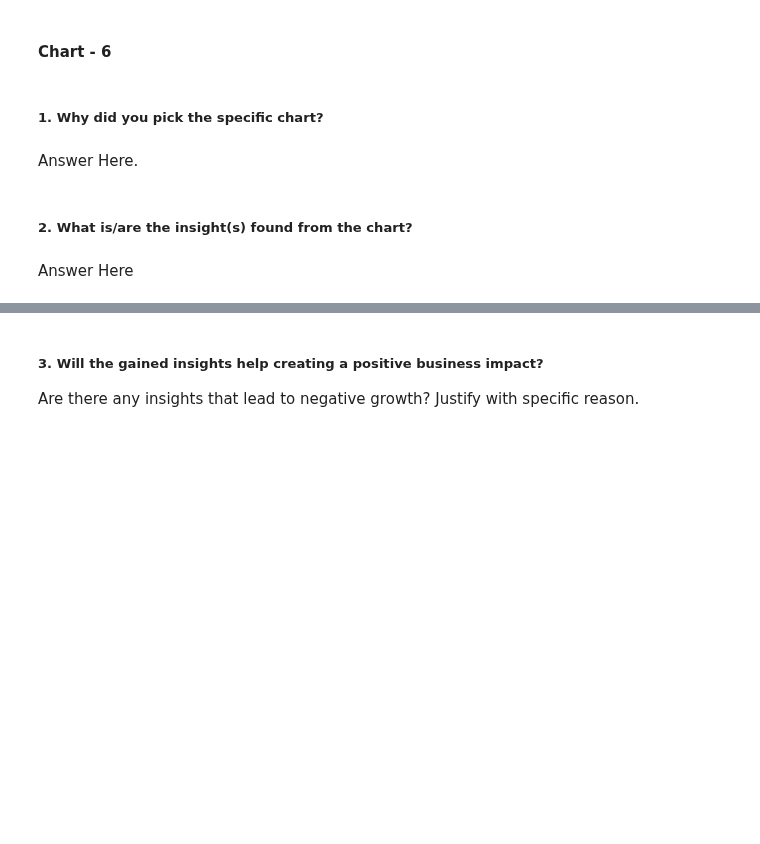
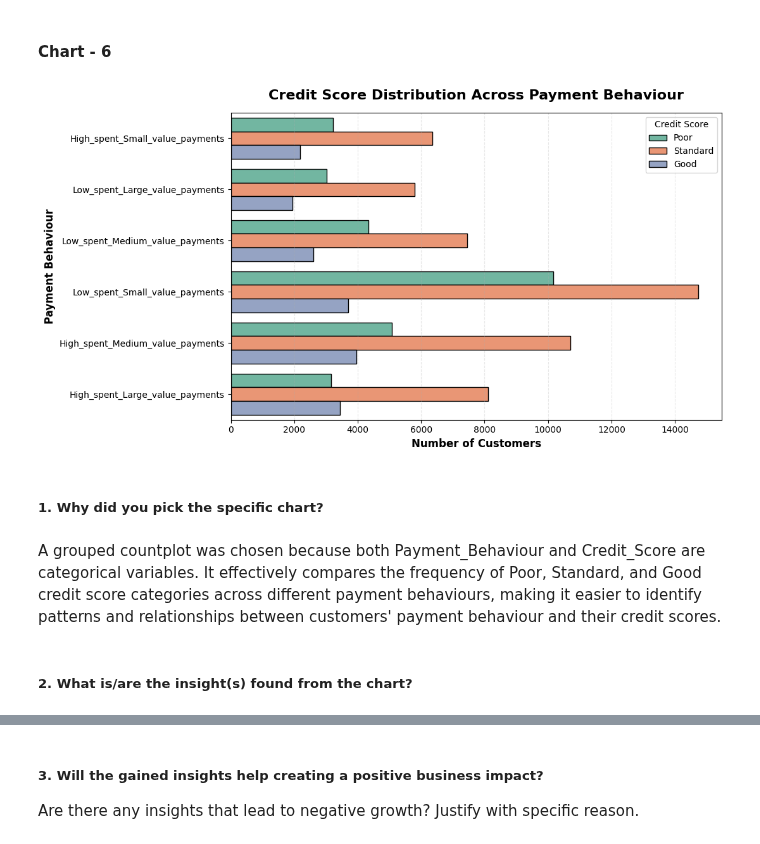
Before and after one commit to Shuvam-2000/Paisa-Bazar-Bank-Fraud-Analysis, a Jupyter notebook: Paisa_Bazar_Bank_Fraud_Analysis.ipynb, the cells around one changed output, grey strips where cells are left out. Drawn from its saved outputs; the diff is of its cells as text; code cells hidden in the pictures; blank space fills up the shorter version.

```diff
--- a/Paisa_Bazar_Bank_Fraud_Analysis.ipynb
+++ b/Paisa_Bazar_Bank_Fraud_Analysis.ipynb
@@ -1077,8 +1185,36 @@ Answer Here
+# %%
+# Chart - 6 visualization code
+# Payment Behaviour vs Credit Score
+plt.figure(figsize=(11, 6))
+
+sns.countplot(
+    data=data_copy,
+    y='Payment_Behaviour',
+    hue='Credit_Score',
+    hue_order=['Poor', 'Standard', 'Good'],
+    palette='Set2',
+    edgecolor='black',
+    linewidth=1
+)
+
+plt.title(
+    "Credit Score Distribution Across Payment Behaviour",
+    fontsize=16,
+    fontweight='bold',
+    pad=15
+)
+
+plt.xlabel("Number of Customers", fontsize=12, fontweight='bold')
+plt.ylabel("Payment Behaviour", fontsize=12, fontweight='bold')
+plt.grid(axis='x', linestyle='--', alpha=0.3)
+plt.legend(title='Credit Score')
+plt.tight_layout()
+plt.show()
+# %% [output]
+[figure, added]
 # %% [markdown]
 ##### 1. Why did you pick the specific chart?
-# %% [markdown]
-Answer Here.
+# %% [markdown]
+A grouped countplot was chosen because both Payment_Behaviour and Credit_Score are categorical variables. It effectively compares the frequency of Poor, Standard, and Good credit score categories across different payment behaviours, making it easier to identify patterns and relationships between customers' payment behaviour and their credit scores.
 # %% [markdown]
 ##### 2. What is/are the insight(s) found from the chart?
-# %% [markdown]
-Answer Here
```
Also changed, not shown: parts of 99 cells of this notebook.
